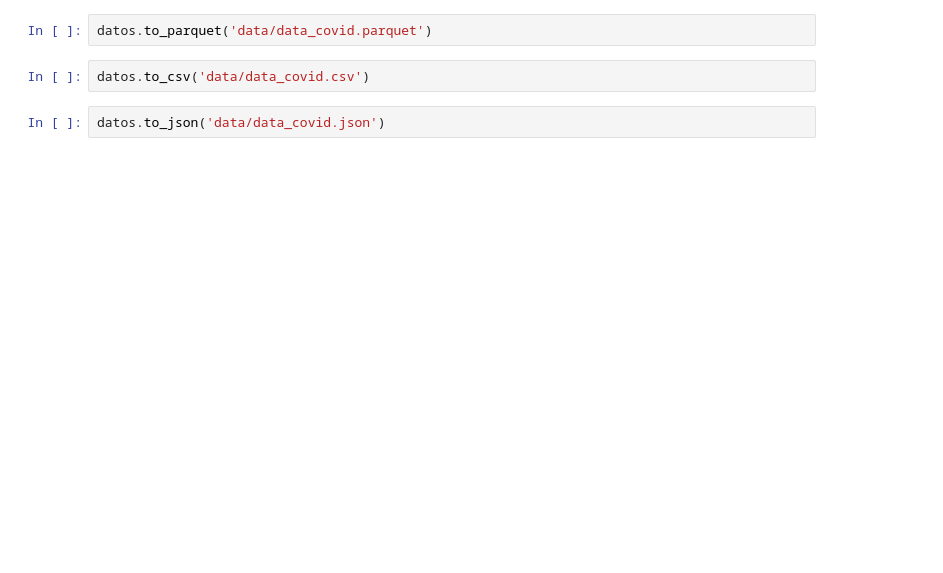
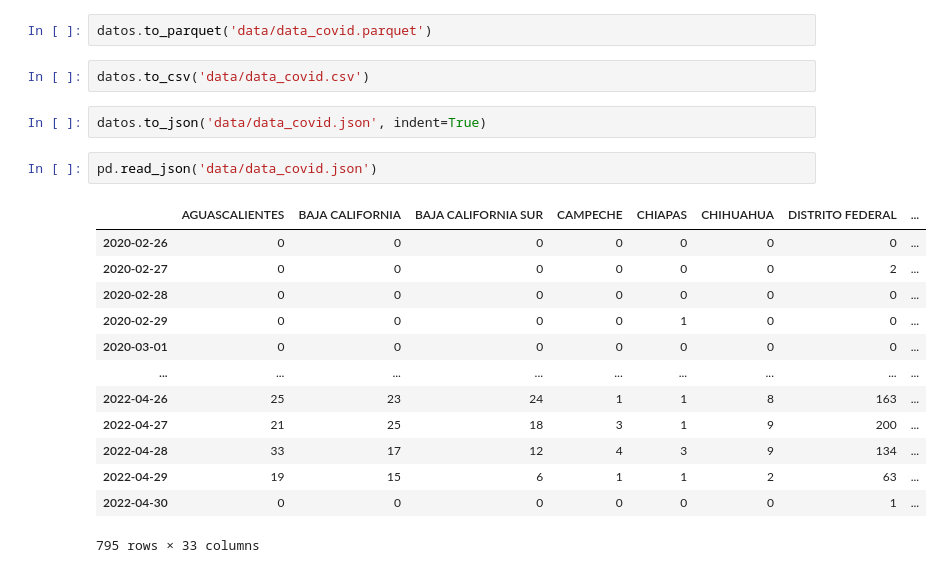
Before and after one commit to Cloudevel/gcp301, a Jupyter notebook: Untitled.ipynb, the cells around one changed output. Saved outputs shown, nothing was run; the diff lists cells and outputs as text; blank space fills up the shorter version.

```diff
--- a/Untitled.ipynb
+++ b/Untitled.ipynb
@@ -154,4 +143,20 @@ datos.to_parquet('data/data_covid.parquet')
 # %%
 datos.to_csv('data/data_covid.csv')
 # %%
-datos.to_json('data/data_covid.json')
+datos.to_json('data/data_covid.json', indent=True)
+# %%
+pd.read_json('data/data_covid.json')
+# %% [output]
+|  | AGUASCALIENTES | BAJA CALIFORNIA | BAJA CALIFORNIA SUR | CAMPECHE | CHIAPAS | CHIHUAHUA | DISTRITO FEDERAL | ... |
+| 2020-02-26 | 0 | 0 | 0 | 0 | 0 | 0 | 0 | ... |
+| 2020-02-27 | 0 | 0 | 0 | 0 | 0 | 0 | 2 | ... |
+| 2020-02-28 | 0 | 0 | 0 | 0 | 0 | 0 | 0 | ... |
+| 2020-02-29 | 0 | 0 | 0 | 0 | 1 | 0 | 0 | ... |
+| 2020-03-01 | 0 | 0 | 0 | 0 | 0 | 0 | 0 | ... |
+| ... | ... | ... | ... | ... | ... | ... | ... | ... |
+| 2022-04-26 | 25 | 23 | 24 | 1 | 1 | 8 | 163 | ... |
+| 2022-04-27 | 21 | 25 | 18 | 3 | 1 | 9 | 200 | ... |
+| 2022-04-28 | 33 | 17 | 12 | 4 | 3 | 9 | 134 | ... |
+| 2022-04-29 | 19 | 15 | 6 | 1 | 1 | 2 | 63 | ... |
+| 2022-04-30 | 0 | 0 | 0 | 0 | 0 | 0 | 1 | ... |
+795 rows × 33 columns
```
Also changed, not shown: parts of 6 cells of this notebook, 5 other files.
